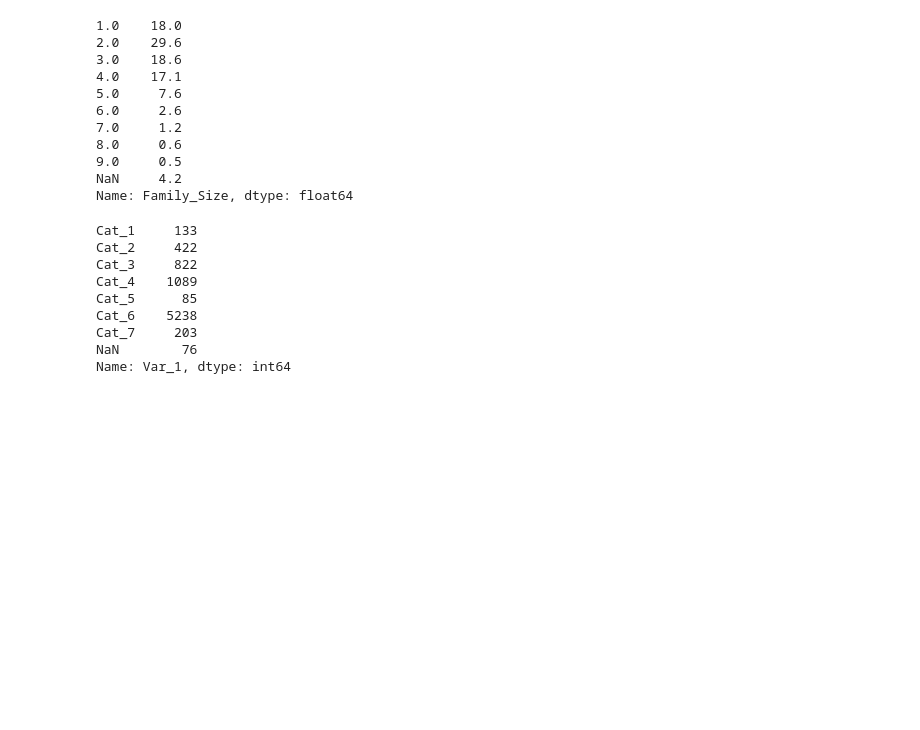
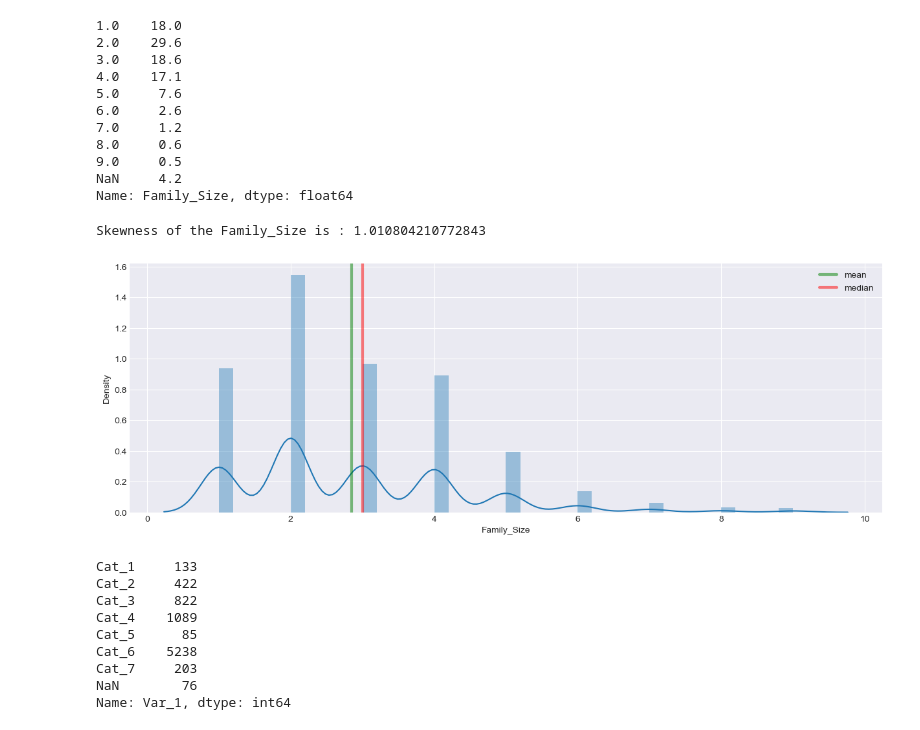
Before and after one commit to giannisbasa/Customer-Segmentation, a Jupyter notebook: 1. Coding/Customer_segmentation.ipynb, the cells around one changed output. Saved outputs shown, nothing was run; the diff lists cells and outputs as text; code cells hidden in the pictures; blank space fills up the shorter version.

```diff
--- a/1. Coding/Customer_segmentation.ipynb
+++ b/1. Coding/Customer_segmentation.ipynb
@@ -247,6 +248,11 @@ Name: Family_Size, dtype: int64
 9.0     0.5
 NaN     4.2
 Name: Family_Size, dtype: float64
+# %%
+distplot(train, 'Family_Size')
+# %% [output]
+Skewness of the Family_Size is : 1.010804210772843
+[figure, added]
 # %%
 # 10. Var_1 - Distribution of Var_1s on the dataset
 display(train['Var_1'].value_counts(dropna=False).sort_index())
```
Also changed, not shown: parts of 17 cells of this notebook.
